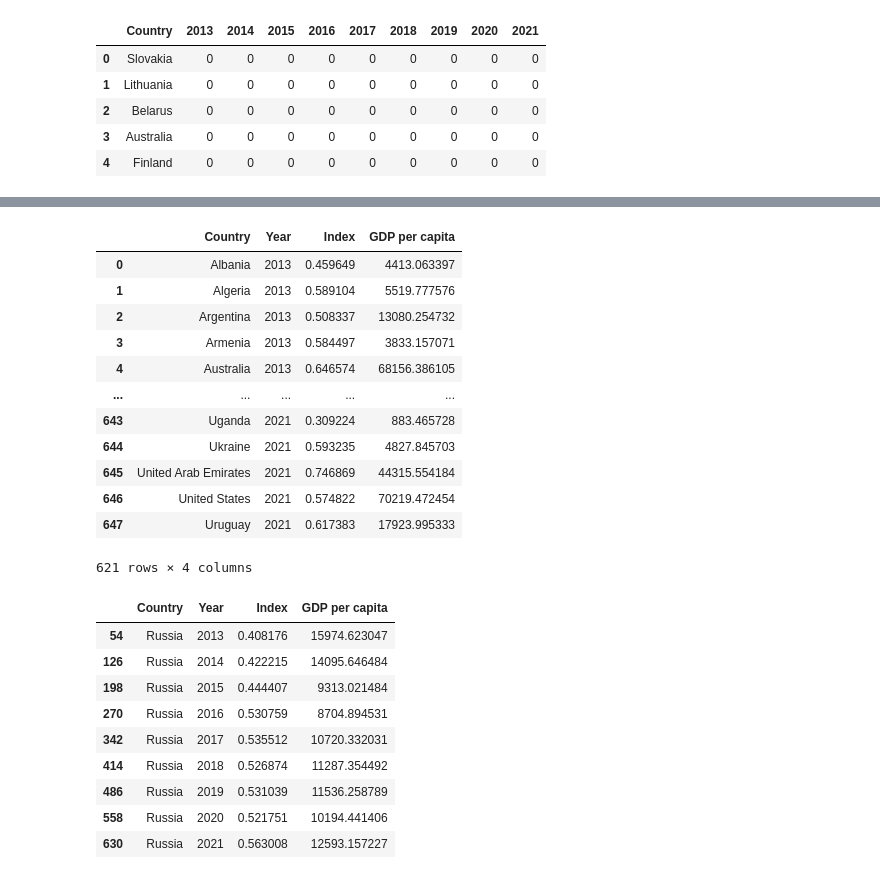
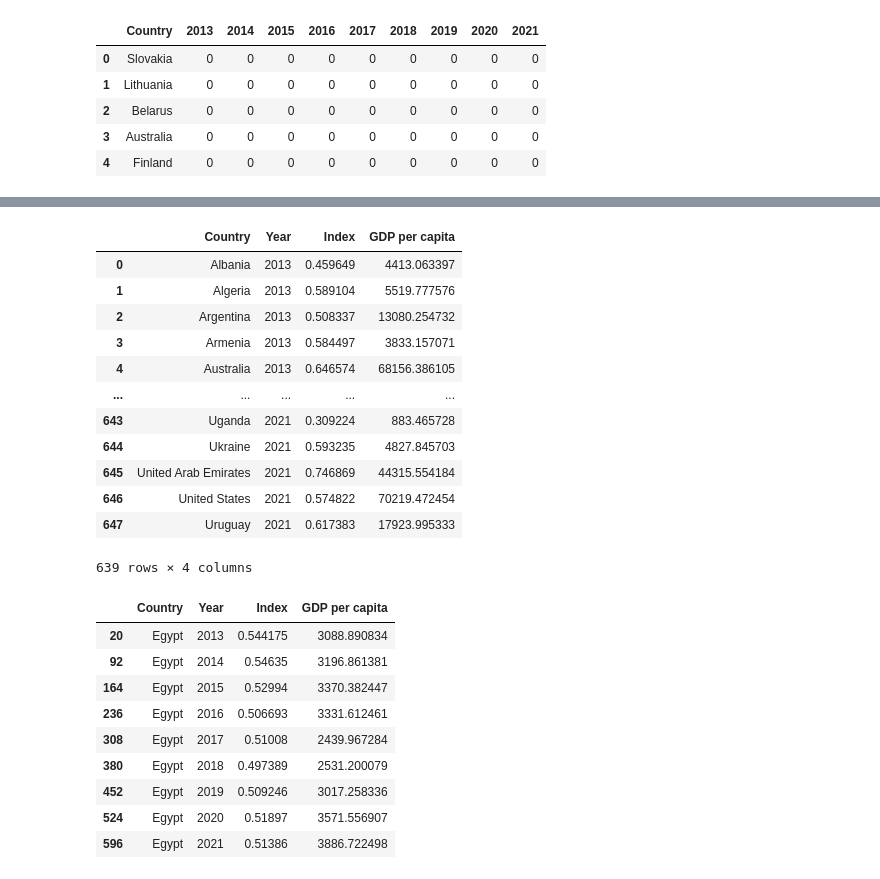
Before and after one commit to IftikharIfti/Global-Safety-and-Stability-Analytics, a Jupyter notebook: Index Combination/Global Safety and Stability Index.ipynb, the cells around one changed output, grey strips where cells are left out. Drawn from its saved outputs; the diff is of its cells as text; code cells hidden in the pictures.

```diff
--- a/Index Combination/Global Safety and Stability Index.ipynb
+++ b/Index Combination/Global Safety and Stability Index.ipynb
@@ -181,4 +177,4 @@ new_df.to_excel('Global Safety and Stability Index.xlsx', index = False)
 # %%
 pivoted_df.to_excel('Global Safety and Stability Index(Pivoted).xlsx', index = False)
 # %%
-gdp_df=pd.read_csv("../Data Preprocessing/GDP_per_capita.csv")
+pivoted_gdp_df=pd.read_csv("../Data Preprocessing/GDP_per_capita.csv")
@@ -206,12 +181,3 @@ gdp_df
-# %%
-pivoted_gdp_df = gdp_df.melt(id_vars=["Country"], var_name="Year", value_name="GDP per capita")
-
-# Step 2: Ensure the 'Year' column is treated as numeric for sorting (optional)
-pivoted_gdp_df["Year"] = pd.to_numeric(pivoted_gdp_df["Year"])
-# %%
-pivoted_gdp_df=pivoted_gdp_df[(pivoted_gdp_df['Year']>=2013) & (pivoted_gdp_df['Year']<=2021)]
-# %%
-pivoted_gdp_df['Country'] = pivoted_gdp_df['Country'].replace('Russian Federation', 'Russia')
 # %%
 # Merge the pivoted_df and pivoted_gdp_df on the 'Country' column
 refined_df = pivoted_df.copy()
@@ -261,19 +253,19 @@ refined_df
 | 645 | United Arab Emirates | 2021 | 0.746869 | 44315.554184 |
 | 646 | United States | 2021 | 0.574822 | 70219.472454 |
 | 647 | Uruguay | 2021 | 0.617383 | 17923.995333 |
-621 rows × 4 columns
+639 rows × 4 columns
 # %%
-refined_df[refined_df['Country']=='Russia']
+refined_df[refined_df['Country']=='Egypt']
 # %% [output]
 |  | Country | Year | Index | GDP per capita |
-| 54 | Russia | 2013 | 0.408176 | 15974.623047 |
-| 126 | Russia | 2014 | 0.422215 | 14095.646484 |
-| 198 | Russia | 2015 | 0.444407 | 9313.021484 |
-| 270 | Russia | 2016 | 0.530759 | 8704.894531 |
-| 342 | Russia | 2017 | 0.535512 | 10720.332031 |
-| 414 | Russia | 2018 | 0.526874 | 11287.354492 |
-| 486 | Russia | 2019 | 0.531039 | 11536.258789 |
-| 558 | Russia | 2020 | 0.521751 | 10194.441406 |
-| 630 | Russia | 2021 | 0.563008 | 12593.157227 |
+| 20 | Egypt | 2013 | 0.544175 | 3088.890834 |
+| 92 | Egypt | 2014 | 0.54635 | 3196.861381 |
+| 164 | Egypt | 2015 | 0.52994 | 3370.382447 |
+| 236 | Egypt | 2016 | 0.506693 | 3331.612461 |
+| 308 | Egypt | 2017 | 0.51008 | 2439.967284 |
+| 380 | Egypt | 2018 | 0.497389 | 2531.200079 |
+| 452 | Egypt | 2019 | 0.509246 | 3017.258336 |
+| 524 | Egypt | 2020 | 0.51897 | 3571.556907 |
+| 596 | Egypt | 2021 | 0.51386 | 3886.722498 |
 # %%
 refined_df.to_excel('Safety and Stability Index vs GDP per capita.xlsx', index = False)
```
Also changed, not shown: parts of 11 cells of this notebook, 7 other files.
